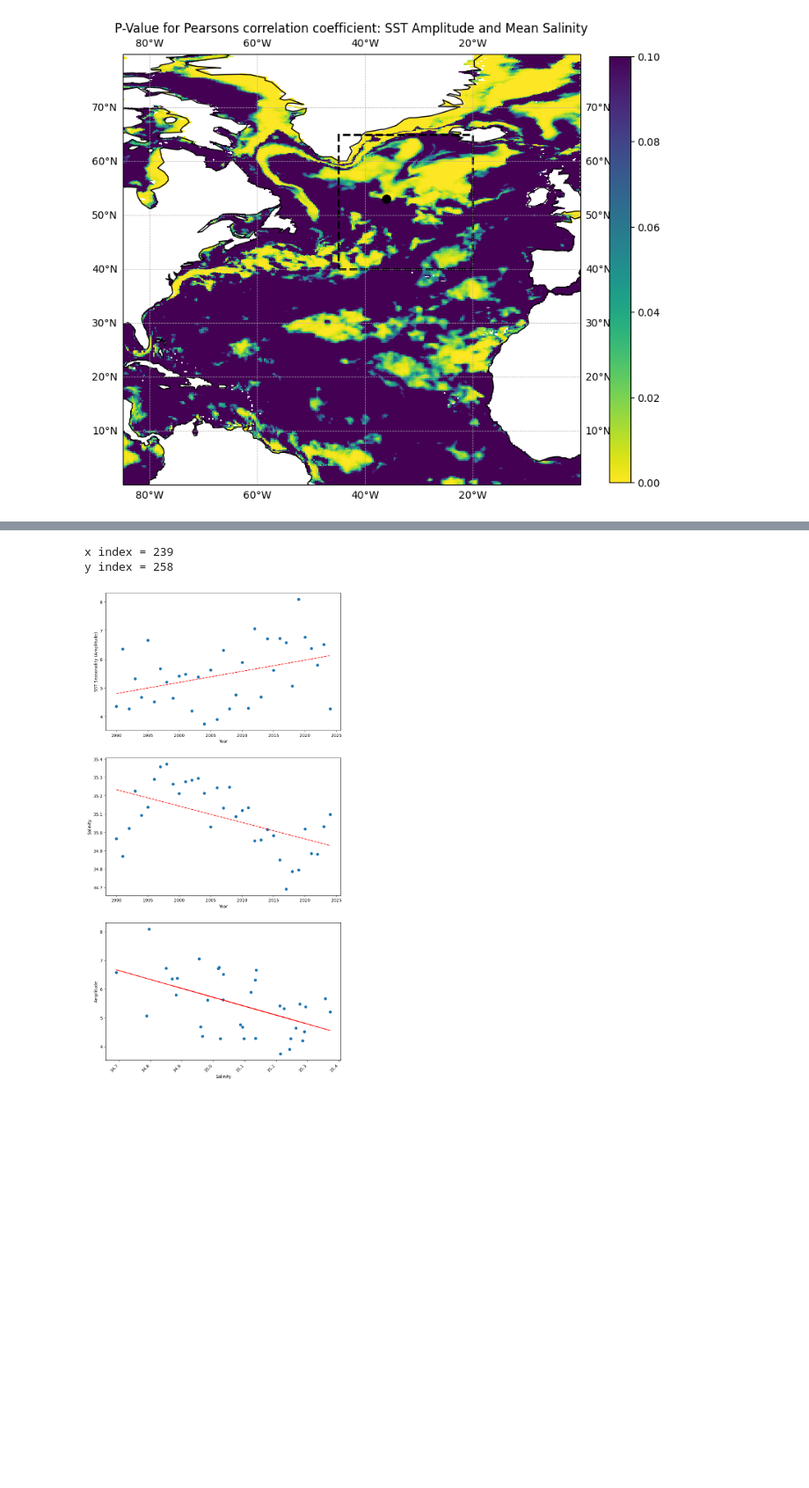
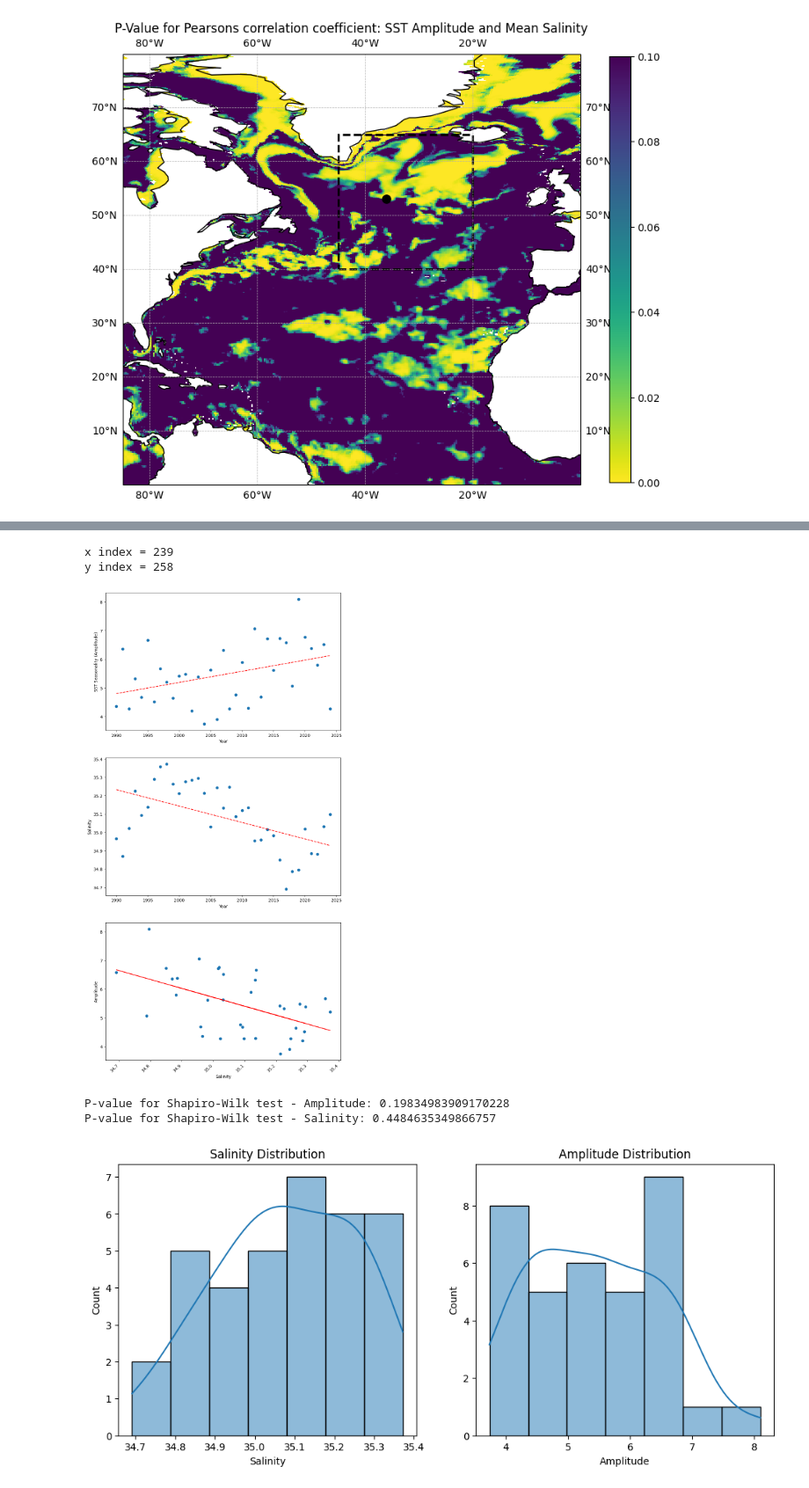
Before and after one commit to Tom-A-H/All-Code-, a Jupyter notebook: CORRELATION/Correlation.ipynb, the cells around one changed output, grey strips where cells are left out. Shown at 88% size. Drawn from its saved outputs; the diff is of its cells as text; code cells hidden in the pictures; blank space fills up the shorter version.

```diff
--- a/CORRELATION/Correlation.ipynb
+++ b/CORRELATION/Correlation.ipynb
@@ -180,31 +212,46 @@ ax0 = ax[0]
 ax1 = ax[1]
 ax2 = ax[2]
 
 ax0.scatter(years, amplitude_ts)
 z = np.polyfit(years, amplitude_ts, 1)
 p = np.poly1d(z)
 ax0.plot(years ,p(years),"r--")
 ax0.set_xlabel('Year')
 ax0.set_ylabel('SST Seasonality (Amplitude)')
 
 ax1.scatter(years, salinity_ts)
 z = np.polyfit(years, salinity_ts, 1)
 p = np.poly1d(z)
 ax1.plot(years ,p(years),"r--")
 ax1.set_xlabel('Year')
 ax1.set_ylabel('Salinity')
 
 ax2.scatter(salinity_ts, amplitude_ts)
 z = np.polyfit(salinity_ts, amplitude_ts, 1)
 p = np.poly1d(z)
 ax2.plot(salinity_ts ,p(salinity_ts),"r--")
 ax2.set_xlabel('Salinity')
 ax2.set_ylabel('Amplitude')
 
 plt.xticks(rotation=45, ha='right')
 plt.show()
+
+print(f'P-value for Shapiro-Wilk test - Amplitude: {shapiro(amplitude_ts).pvalue}')
+print(f'P-value for Shapiro-Wilk test - Salinity: {shapiro(salinity_ts).pvalue}')
+
+fig, ax = plt.subplots(1, 2, figsize=(12, 5))
+sns.histplot(salinity_ts, kde=True, ax=ax[0])
+ax[0].set_title("Salinity Distribution")
+ax[0].set_xlabel("Salinity")
+sns.histplot(amplitude_ts, kde=True, ax=ax[1])
+ax[1].set_title("Amplitude Distribution")
+ax[1].set_xlabel("Amplitude")
+plt.show()
 # %% [output]
 x index = 239
 y index = 258
 [figure]
+P-value for Shapiro-Wilk test - Amplitude: 0.19834983909170228
+P-value for Shapiro-Wilk test - Salinity: 0.4484635349866757
+[figure, added]
 # %%
```
Also changed, not shown: parts of 17 cells of this notebook, 10 other files.
